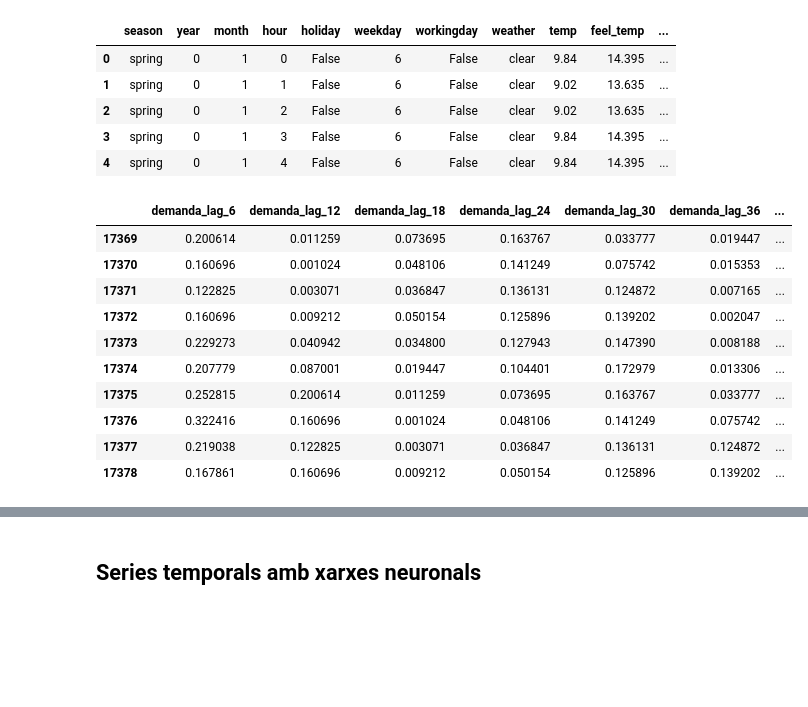
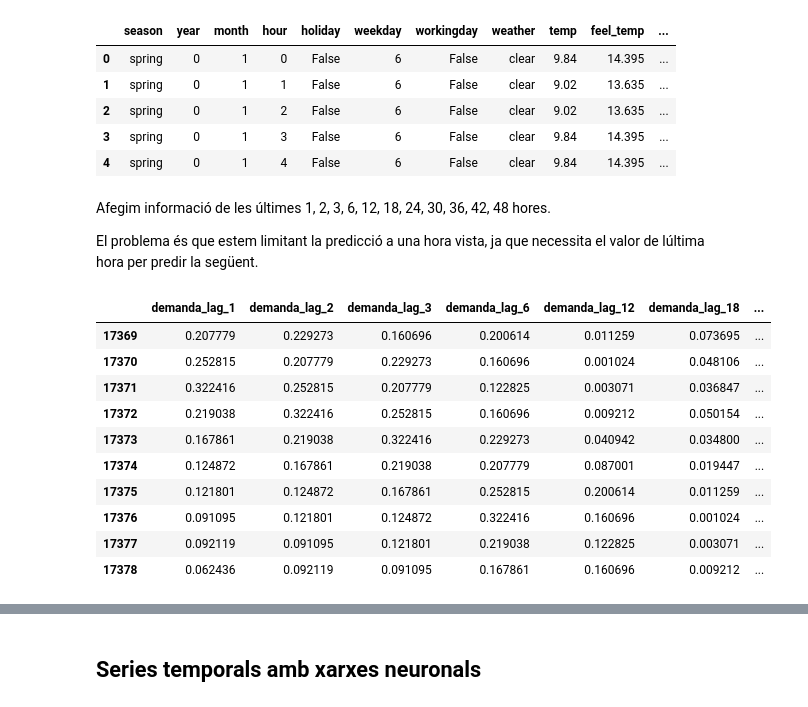
Before and after one commit to Triis98/DissenyIAvaluacioDeModels, a Jupyter notebook: apunts/documents/series_temporals/series_temporals.ipynb, the cells around one changed output, grey strips where cells are left out. Cells and saved outputs as stored; diff of their text form; code cells hidden in the pictures; blank space fills up the shorter version.

```diff
--- a/apunts/documents/series_temporals/series_temporals.ipynb
+++ b/apunts/documents/series_temporals/series_temporals.ipynb
@@ -307,23 +307,27 @@ X.head()
 | 2 | spring | 0 | 1 | 2 | False | 6 | False | clear | 9.02 | 13.635 | ... |
 | 3 | spring | 0 | 1 | 3 | False | 6 | False | clear | 9.84 | 14.395 | ... |
 | 4 | spring | 0 | 1 | 4 | False | 6 | False | clear | 9.84 | 14.395 | ... |
+# %% [markdown]
+Afegim informació de les últimes 1, 2, 3, 6, 12, 18, 24, 30, 36, 42, 48 hores.
+
+El problema és que estem limitant la predicció a una hora vista, ja que necessita el valor de lúltima hora per predir la següent.
 # %%
 lags_dict = {}
-for h in range(6, 49, 6):  # Genera: 6, 12, 18, 24, 30, 36, 42, 48
+for h in [1,2,3] + list(range(6, 49, 6)):  # Genera: 1, 2, 3, 6, 12, 18, 24, 30, 36, 42, 48
   lags_dict[f"demanda_lag_{h}"] = y.shift(h)
 lags_df = pd.DataFrame(lags_dict, index=y.index)
 lags_df.tail(10)
 # %% [output]
-|  | demanda_lag_6 | demanda_lag_12 | demanda_lag_18 | demanda_lag_24 | demanda_lag_30 | demanda_lag_36 | ... |
-| 17369 | 0.200614 | 0.011259 | 0.073695 | 0.163767 | 0.033777 | 0.019447 | ... |
-| 17370 | 0.160696 | 0.001024 | 0.048106 | 0.141249 | 0.075742 | 0.015353 | ... |
-| 17371 | 0.122825 | 0.003071 | 0.036847 | 0.136131 | 0.124872 | 0.007165 | ... |
-| 17372 | 0.160696 | 0.009212 | 0.050154 | 0.125896 | 0.139202 | 0.002047 | ... |
-| 17373 | 0.229273 | 0.040942 | 0.034800 | 0.127943 | 0.147390 | 0.008188 | ... |
-| 17374 | 0.207779 | 0.087001 | 0.019447 | 0.104401 | 0.172979 | 0.013306 | ... |
-| 17375 | 0.252815 | 0.200614 | 0.011259 | 0.073695 | 0.163767 | 0.033777 | ... |
-| 17376 | 0.322416 | 0.160696 | 0.001024 | 0.048106 | 0.141249 | 0.075742 | ... |
-| 17377 | 0.219038 | 0.122825 | 0.003071 | 0.036847 | 0.136131 | 0.124872 | ... |
-| 17378 | 0.167861 | 0.160696 | 0.009212 | 0.050154 | 0.125896 | 0.139202 | ... |
+|  | demanda_lag_1 | demanda_lag_2 | demanda_lag_3 | demanda_lag_6 | demanda_lag_12 | demanda_lag_18 | ... |
+| 17369 | 0.207779 | 0.229273 | 0.160696 | 0.200614 | 0.011259 | 0.073695 | ... |
+| 17370 | 0.252815 | 0.207779 | 0.229273 | 0.160696 | 0.001024 | 0.048106 | ... |
+| 17371 | 0.322416 | 0.252815 | 0.207779 | 0.122825 | 0.003071 | 0.036847 | ... |
+| 17372 | 0.219038 | 0.322416 | 0.252815 | 0.160696 | 0.009212 | 0.050154 | ... |
+| 17373 | 0.167861 | 0.219038 | 0.322416 | 0.229273 | 0.040942 | 0.034800 | ... |
+| 17374 | 0.124872 | 0.167861 | 0.219038 | 0.207779 | 0.087001 | 0.019447 | ... |
+| 17375 | 0.121801 | 0.124872 | 0.167861 | 0.252815 | 0.200614 | 0.011259 | ... |
+| 17376 | 0.091095 | 0.121801 | 0.124872 | 0.322416 | 0.160696 | 0.001024 | ... |
+| 17377 | 0.092119 | 0.091095 | 0.121801 | 0.219038 | 0.122825 | 0.003071 | ... |
+| 17378 | 0.062436 | 0.092119 | 0.091095 | 0.167861 | 0.160696 | 0.009212 | ... |
 # %%
 X_concat = pd.concat([X, lags_df], axis=1)
```
Also changed, not shown: parts of 13 cells of this notebook.
